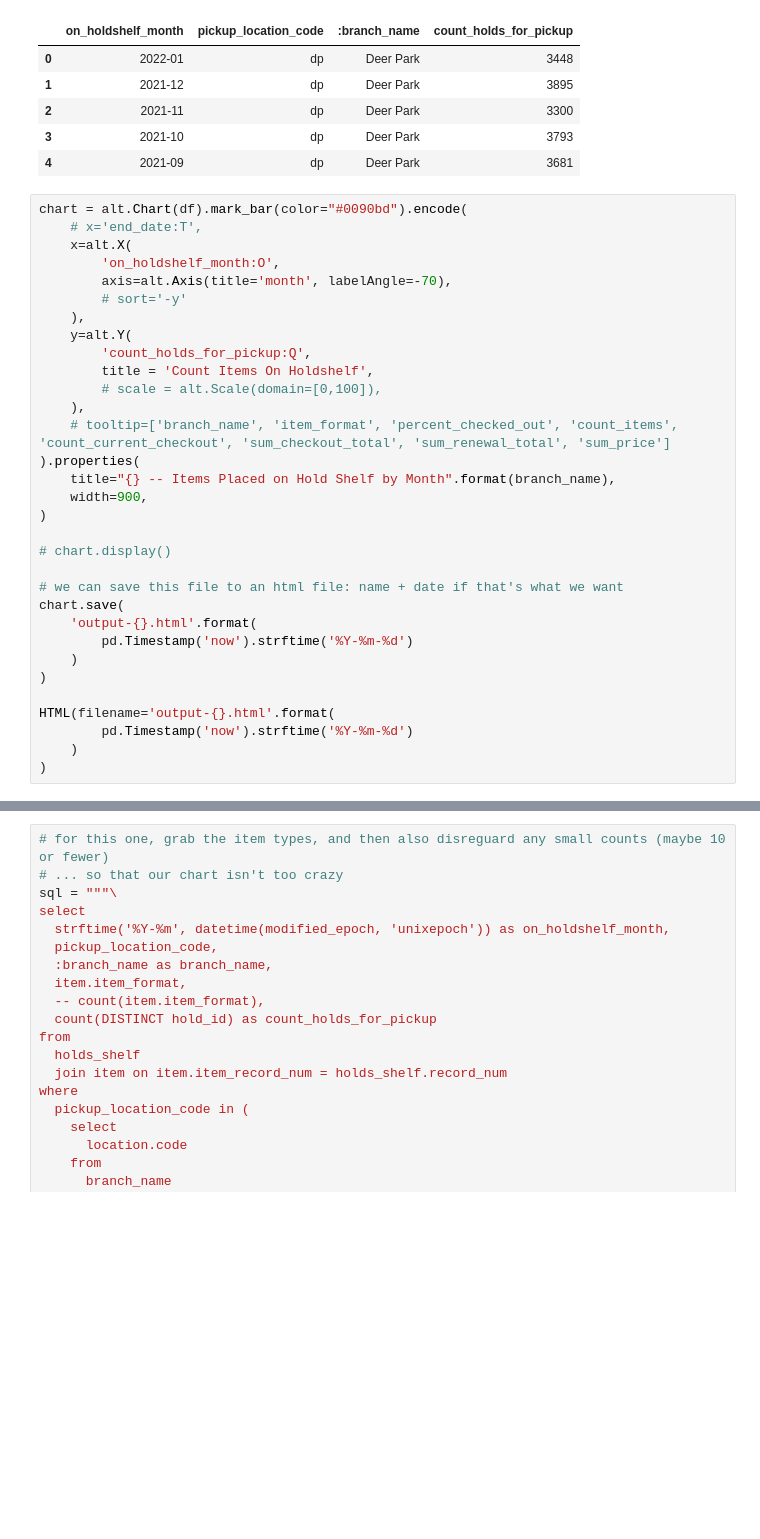
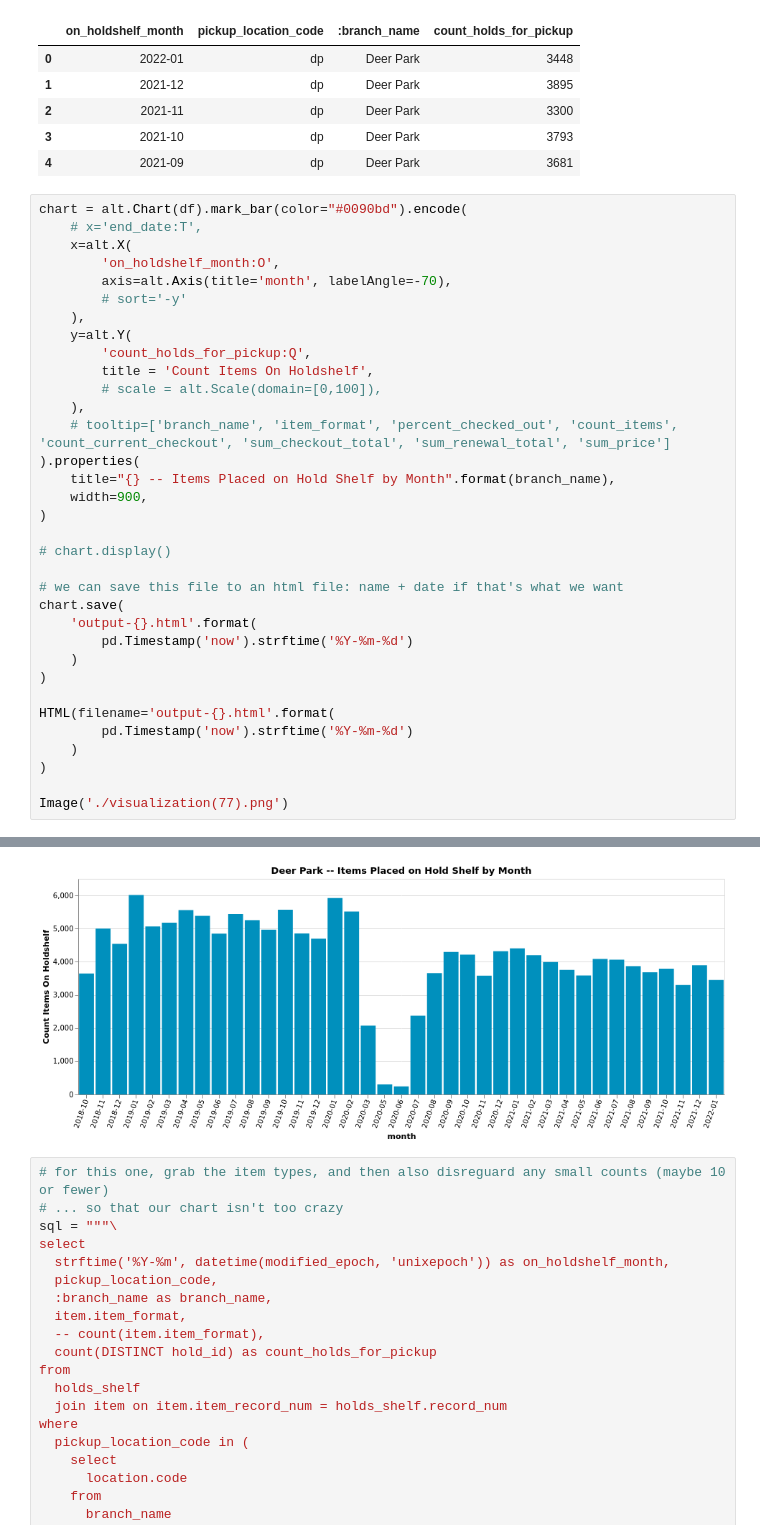
Before and after one commit to cincinnatilibrary/collection-analysis, a Jupyter notebook: reports/holdshelf_by_branch_by_month.ipynb, the cells around one changed output, grey strips where cells are left out. Drawn from its saved outputs; the diff is of its cells as text; blank space fills up the shorter version.

```diff
--- a/reports/holdshelf_by_branch_by_month.ipynb
+++ b/reports/holdshelf_by_branch_by_month.ipynb
@@ -110,4 +110,6 @@ HTML(filename='output-{}.html'.format(
         pd.Timestamp('now').strftime('%Y-%m-%d')
     )
 )
+
+Image('./visualization(77).png')
 # %% [output]
@@ -115,3 +116,4 @@ HTML(filename='output-{}.html'.format(
+[figure, added]
 # %%
 # for this one, grab the item types, and then also disreguard any small counts (maybe 10 or fewer)
 # ... so that our chart isn't too crazy
```
Also changed, not shown: parts of 2 cells of this notebook.
